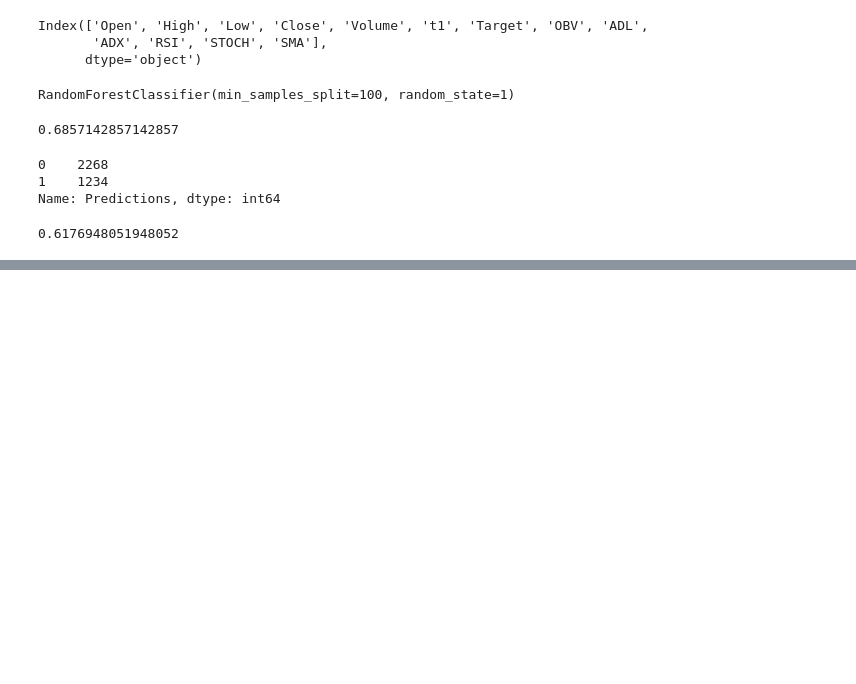
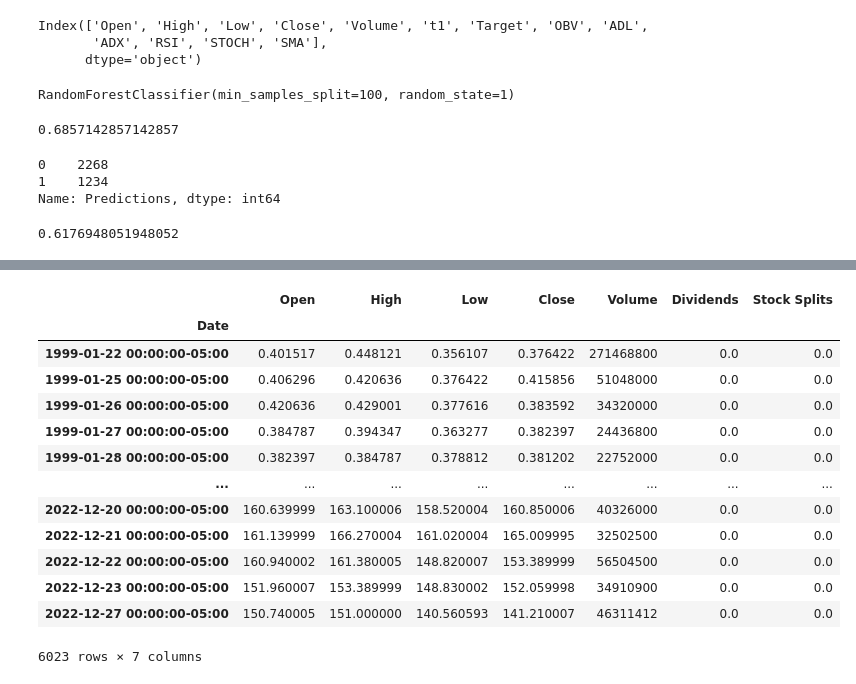
Before and after one commit to CescaNeri/ML-stocks-prediction, a Jupyter notebook: stock_prediction.ipynb, the cells around one changed output, grey strips where cells are left out. Drawn from its saved outputs; the diff is of its cells as text; code cells hidden in the pictures; blank space fills up the shorter version.

```diff
--- a/stock_prediction.ipynb
+++ b/stock_prediction.ipynb
@@ -401,0 +458,20 @@ precision_score(predictions['Target'], predictions['Predictions'])
+# %%
+nvidia = yf.Ticker(stock)
+nvidia = nvidia.history(period='max')
+
+nvidia
+# %% [output]
+|  | Open | High | Low | Close | Volume | Dividends | Stock Splits |
+| Date |  |  |  |  |  |  |  |
+| 1999-01-22 00:00:00-05:00 | 0.401517 | 0.448121 | 0.356107 | 0.376422 | 271468800 | 0.0 | 0.0 |
+| 1999-01-25 00:00:00-05:00 | 0.406296 | 0.420636 | 0.376422 | 0.415856 | 51048000 | 0.0 | 0.0 |
+| 1999-01-26 00:00:00-05:00 | 0.420636 | 0.429001 | 0.377616 | 0.383592 | 34320000 | 0.0 | 0.0 |
+| 1999-01-27 00:00:00-05:00 | 0.384787 | 0.394347 | 0.363277 | 0.382397 | 24436800 | 0.0 | 0.0 |
+| 1999-01-28 00:00:00-05:00 | 0.382397 | 0.384787 | 0.378812 | 0.381202 | 22752000 | 0.0 | 0.0 |
+| ... | ... | ... | ... | ... | ... | ... | ... |
+| 2022-12-20 00:00:00-05:00 | 160.639999 | 163.100006 | 158.520004 | 160.850006 | 40326000 | 0.0 | 0.0 |
+| 2022-12-21 00:00:00-05:00 | 161.139999 | 166.270004 | 161.020004 | 165.009995 | 32502500 | 0.0 | 0.0 |
+| 2022-12-22 00:00:00-05:00 | 160.940002 | 161.380005 | 148.820007 | 153.389999 | 56504500 | 0.0 | 0.0 |
+| 2022-12-23 00:00:00-05:00 | 151.960007 | 153.389999 | 148.830002 | 152.059998 | 34910900 | 0.0 | 0.0 |
+| 2022-12-27 00:00:00-05:00 | 150.740005 | 151.000000 | 140.560593 | 141.210007 | 46311412 | 0.0 | 0.0 |
+6023 rows × 7 columns
```
Also changed, not shown: parts of 22 cells of this notebook.
